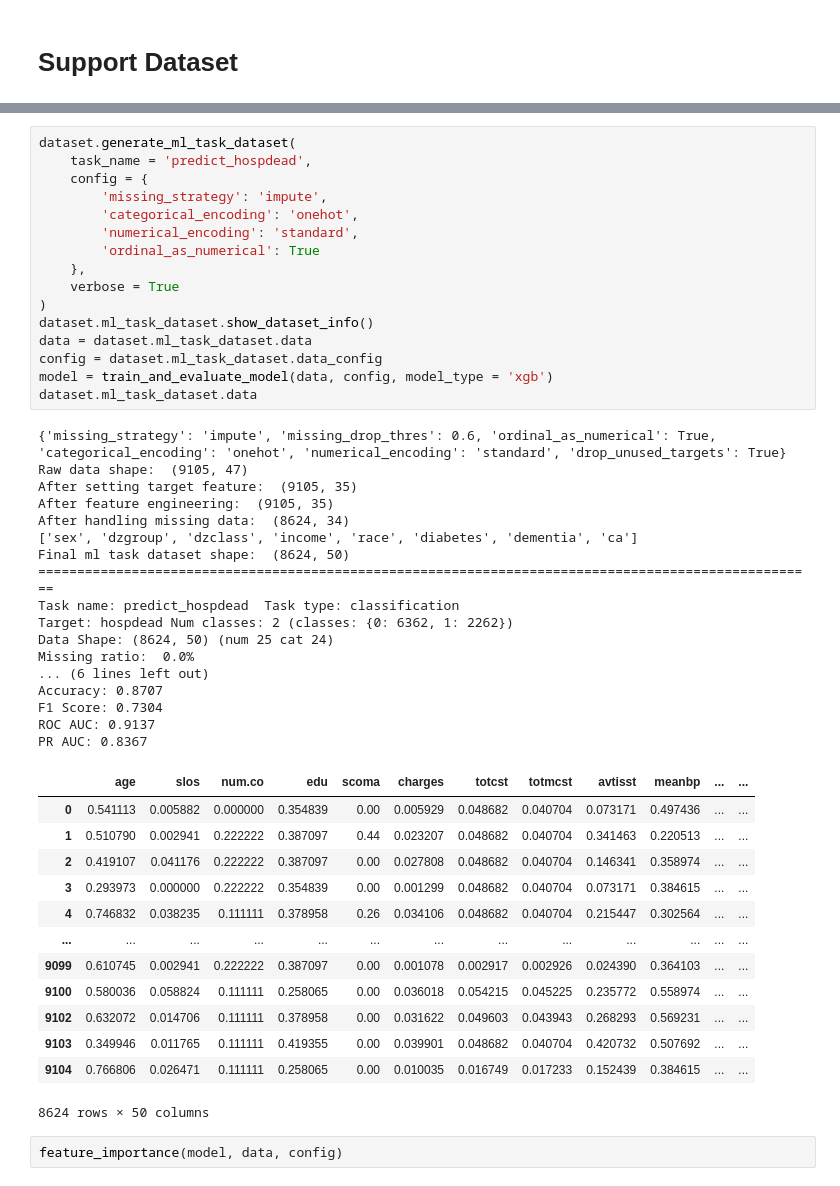
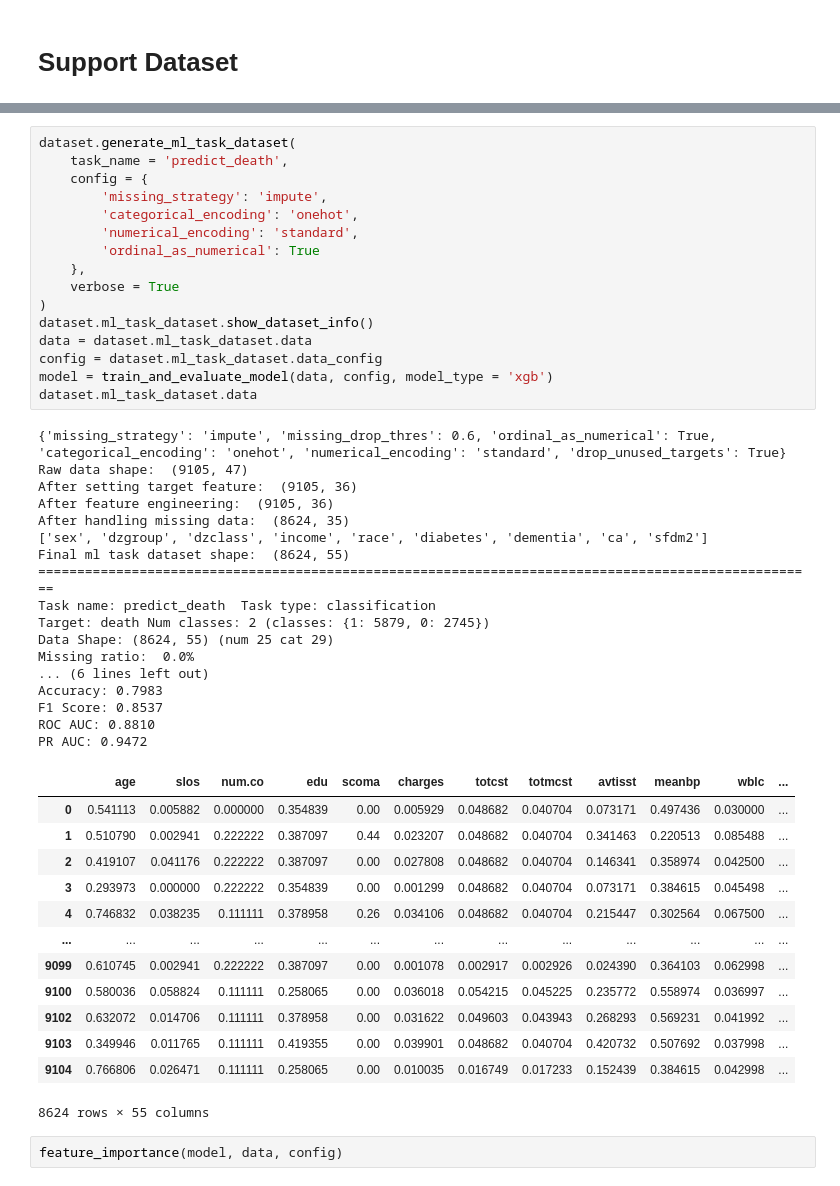
Before and after one commit to sitaomin1994/MedicalDataKit, a Jupyter notebook: notebook/data_fetch.ipynb, the cells around one changed output, grey strips where cells are left out. Cells and saved outputs as stored; diff of their text form.

```diff
--- a/notebook/data_fetch.ipynb
+++ b/notebook/data_fetch.ipynb
@@ -2875,50 +3112,50 @@ print(dataset.get_task_names())
 # %%
 dataset.generate_ml_task_dataset(
-    task_name = 'predict_hospdead',
+    task_name = 'predict_death',
     config = {
         'missing_strategy': 'impute',
         'categorical_encoding': 'onehot',
         'numerical_encoding': 'standard',
         'ordinal_as_numerical': True
     },
     verbose = True
 )
 dataset.ml_task_dataset.show_dataset_info()
 data = dataset.ml_task_dataset.data
 config = dataset.ml_task_dataset.data_config
 model = train_and_evaluate_model(data, config, model_type = 'xgb')
 dataset.ml_task_dataset.data
 # %% [output]
 {'missing_strategy': 'impute', 'missing_drop_thres': 0.6, 'ordinal_as_numerical': True, 'categorical_encoding': 'onehot', 'numerical_encoding': 'standard', 'drop_unused_targets': True}
 Raw data shape:  (9105, 47)
-After setting target feature:  (9105, 35)
-After feature engineering:  (9105, 35)
-After handling missing data:  (8624, 34)
-['sex', 'dzgroup', 'dzclass', 'income', 'race', 'diabetes', 'dementia', 'ca']
-Final ml task dataset shape:  (8624, 50)
+After setting target feature:  (9105, 36)
+After feature engineering:  (9105, 36)
+After handling missing data:  (8624, 35)
+['sex', 'dzgroup', 'dzclass', 'income', 'race', 'diabetes', 'dementia', 'ca', 'sfdm2']
+Final ml task dataset shape:  (8624, 55)
 ====================================================================================================
-Task name: predict_hospdead  Task type: classification
-Target: hospdead Num classes: 2 (classes: {0: 6362, 1: 2262})
-Data Shape: (8624, 50) (num 25 cat 24)
+Task name: predict_death  Task type: classification
+Target: death Num classes: 2 (classes: {1: 5879, 0: 2745})
+Data Shape: (8624, 55) (num 25 cat 29)
 Missing ratio:  0.0%
 ... (6 lines left out)
-Accuracy: 0.8707
-F1 Score: 0.7304
-ROC AUC: 0.9137
-PR AUC: 0.8367
+Accuracy: 0.7983
+F1 Score: 0.8537
+ROC AUC: 0.8810
+PR AUC: 0.9472
-|  | age | slos | num.co | edu | scoma | charges | totcst | totmcst | avtisst | meanbp | ... | ... |
-| 0 | 0.541113 | 0.005882 | 0.000000 | 0.354839 | 0.00 | 0.005929 | 0.048682 | 0.040704 | 0.073171 | 0.497436 | ... | ... |
-| 1 | 0.510790 | 0.002941 | 0.222222 | 0.387097 | 0.44 | 0.023207 | 0.048682 | 0.040704 | 0.341463 | 0.220513 | ... | ... |
-| 2 | 0.419107 | 0.041176 | 0.222222 | 0.387097 | 0.00 | 0.027808 | 0.048682 | 0.040704 | 0.146341 | 0.358974 | ... | ... |
-| 3 | 0.293973 | 0.000000 | 0.222222 | 0.354839 | 0.00 | 0.001299 | 0.048682 | 0.040704 | 0.073171 | 0.384615 | ... | ... |
-| 4 | 0.746832 | 0.038235 | 0.111111 | 0.378958 | 0.26 | 0.034106 | 0.048682 | 0.040704 | 0.215447 | 0.302564 | ... | ... |
+|  | age | slos | num.co | edu | scoma | charges | totcst | totmcst | avtisst | meanbp | wblc | ... |
+| 0 | 0.541113 | 0.005882 | 0.000000 | 0.354839 | 0.00 | 0.005929 | 0.048682 | 0.040704 | 0.073171 | 0.497436 | 0.030000 | ... |
+| 1 | 0.510790 | 0.002941 | 0.222222 | 0.387097 | 0.44 | 0.023207 | 0.048682 | 0.040704 | 0.341463 | 0.220513 | 0.085488 | ... |
+| 2 | 0.419107 | 0.041176 | 0.222222 | 0.387097 | 0.00 | 0.027808 | 0.048682 | 0.040704 | 0.146341 | 0.358974 | 0.042500 | ... |
+| 3 | 0.293973 | 0.000000 | 0.222222 | 0.354839 | 0.00 | 0.001299 | 0.048682 | 0.040704 | 0.073171 | 0.384615 | 0.045498 | ... |
+| 4 | 0.746832 | 0.038235 | 0.111111 | 0.378958 | 0.26 | 0.034106 | 0.048682 | 0.040704 | 0.215447 | 0.302564 | 0.067500 | ... |
 | ... | ... | ... | ... | ... | ... | ... | ... | ... | ... | ... | ... | ... |
-| 9099 | 0.610745 | 0.002941 | 0.222222 | 0.387097 | 0.00 | 0.001078 | 0.002917 | 0.002926 | 0.024390 | 0.364103 | ... | ... |
-| 9100 | 0.580036 | 0.058824 | 0.111111 | 0.258065 | 0.00 | 0.036018 | 0.054215 | 0.045225 | 0.235772 | 0.558974 | ... | ... |
-| 9102 | 0.632072 | 0.014706 | 0.111111 | 0.378958 | 0.00 | 0.031622 | 0.049603 | 0.043943 | 0.268293 | 0.569231 | ... | ... |
-| 9103 | 0.349946 | 0.011765 | 0.111111 | 0.419355 | 0.00 | 0.039901 | 0.048682 | 0.040704 | 0.420732 | 0.507692 | ... | ... |
-| 9104 | 0.766806 | 0.026471 | 0.111111 | 0.258065 | 0.00 | 0.010035 | 0.016749 | 0.017233 | 0.152439 | 0.384615 | ... | ... |
+| 9099 | 0.610745 | 0.002941 | 0.222222 | 0.387097 | 0.00 | 0.001078 | 0.002917 | 0.002926 | 0.024390 | 0.364103 | 0.062998 | ... |
+| 9100 | 0.580036 | 0.058824 | 0.111111 | 0.258065 | 0.00 | 0.036018 | 0.054215 | 0.045225 | 0.235772 | 0.558974 | 0.036997 | ... |
+| 9102 | 0.632072 | 0.014706 | 0.111111 | 0.378958 | 0.00 | 0.031622 | 0.049603 | 0.043943 | 0.268293 | 0.569231 | 0.041992 | ... |
+| 9103 | 0.349946 | 0.011765 | 0.111111 | 0.419355 | 0.00 | 0.039901 | 0.048682 | 0.040704 | 0.420732 | 0.507692 | 0.037998 | ... |
+| 9104 | 0.766806 | 0.026471 | 0.111111 | 0.258065 | 0.00 | 0.010035 | 0.016749 | 0.017233 | 0.152439 | 0.384615 | 0.042998 | ... |
-8624 rows × 50 columns
+8624 rows × 55 columns
 # %%
 feature_importance(model, data, config)
 # %% [output]
```
Also changed, not shown: parts of 19 cells of this notebook, 3 other files.
